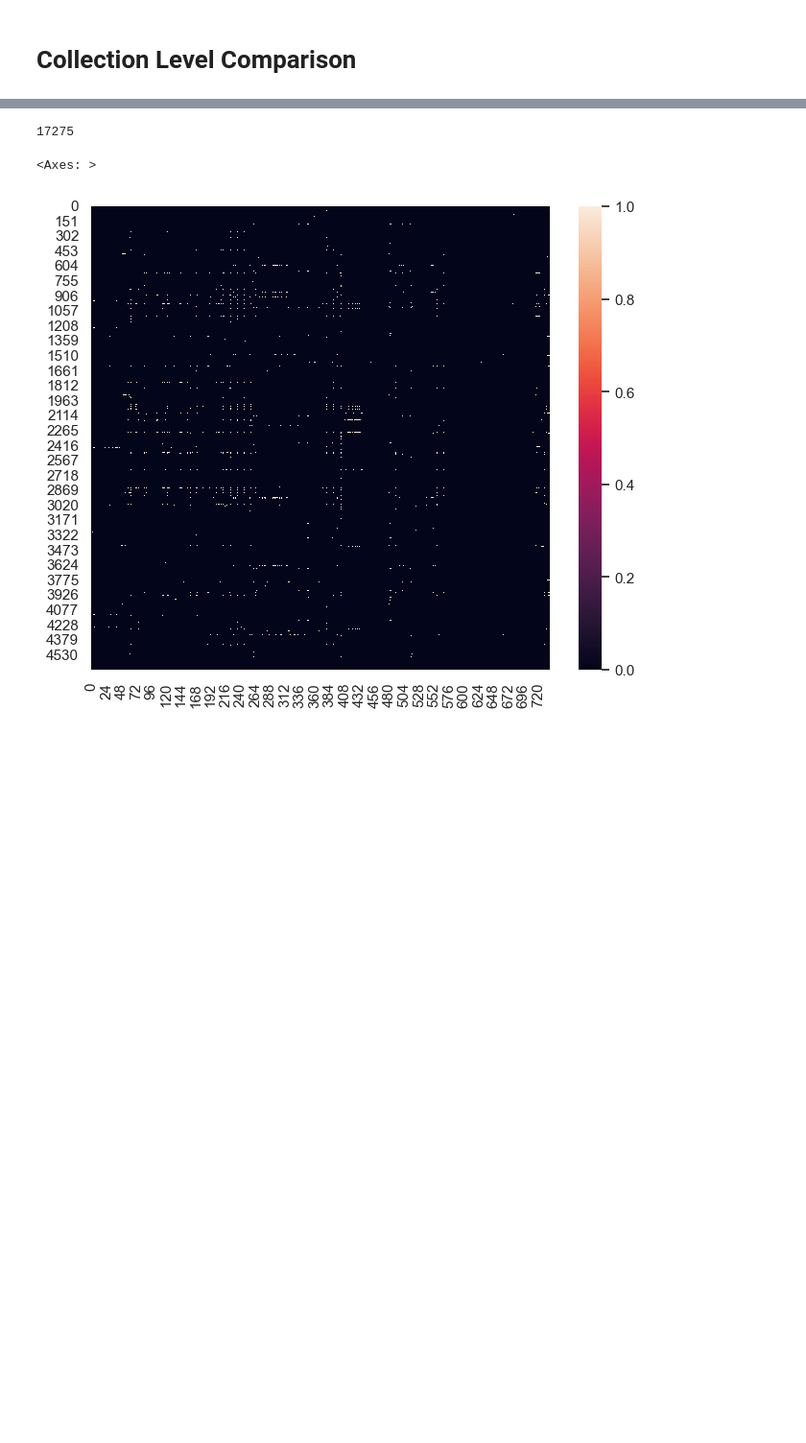
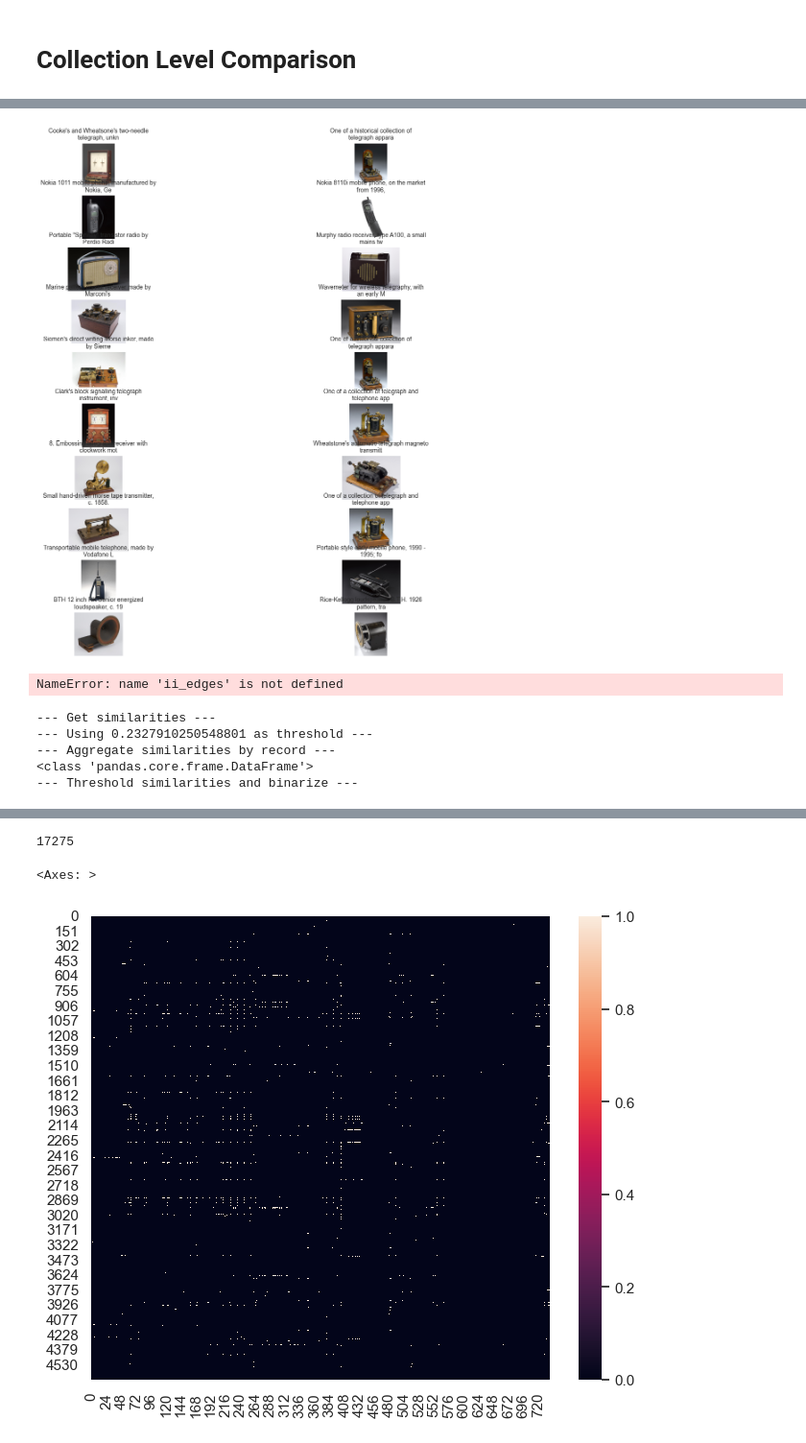
Before and after one commit to kasparvonbeelen/heritage-weaver-demo, a Jupyter notebook: Experiment 1 - Cross Modal Connections.ipynb, the cells around one changed output, grey strips where cells are left out. Shown at 96% size. Cells and saved outputs as stored; diff of their text form; code cells hidden in the pictures; blank space fills up the shorter version.

```diff
--- a/Experiment 1 - Cross Modal Connections.ipynb
+++ b/Experiment 1 - Cross Modal Connections.ipynb
@@ -66,4 +89,20 @@ from weavingtools.annotation_tools import *
 from weavingtools.weaving_tools import *
 from tqdm.notebook import tqdm
 import networkx as nx
+# %%
+def plot_record_pairs(record_pairs):
+    fig, axes = plt.subplots(len(record_pairs), 2, figsize=(15, 15.5))
+
+    for j in range(len(record_pairs)):
+        for i in range(2):
+            record = collection_df[collection_df.record_id==record_pairs[j][i]]
+            img_path = record.img_path.values[0]
+            description = soft_wrap_text( record.description.values[0]) # record.record_id.values[0] + ' '  +
+            img = Image.open(img_path)
+            axes[j,i].imshow(img)
+            #axes[j,i].set_title(record.record_id.values[0], fontsize = 10)
+            axes[j,i].set_title(description[:50], fontsize = 10)
+            axes[j,i].axis('off')
+
+    plt.show()
 # %%
@@ -73,2 +161,25 @@ modality1, modality2 = 'text', 'text'
+# %%
+def overlapping_edges(edges1, edges2):
+    return [e for e in edges1 if e in edges2]
+
+overlap = overlapping_edges(tt_edges, ii_edges)
+# %%
+random.shuffle(overlap)
+plot_record_pairs(overlap[:10])
+# %% [output]
+[figure, added]
+# %%
+random.shuffle(ii_edges)
+record_pairs = list(ii_edges)[:5]
+plot_record_pairs(record_pairs)
+# %% [output]
+NameError: name 'ii_edges' is not defined
 # %%
 inputs = get_data(collection_db,coll1,coll2, modality1, modality2)
+inputs, similarities = compute_similarities(inputs,percentile,agg_func)
+# %% [output]
+--- Get similarities ---
+--- Using 0.2327910250548801 as threshold ---
+--- Aggregate similarities by record ---
+<class 'pandas.core.frame.DataFrame'>
+--- Threshold similarities and binarize ---
```
Also changed, not shown: parts of 20 cells of this notebook, 2 other files.
